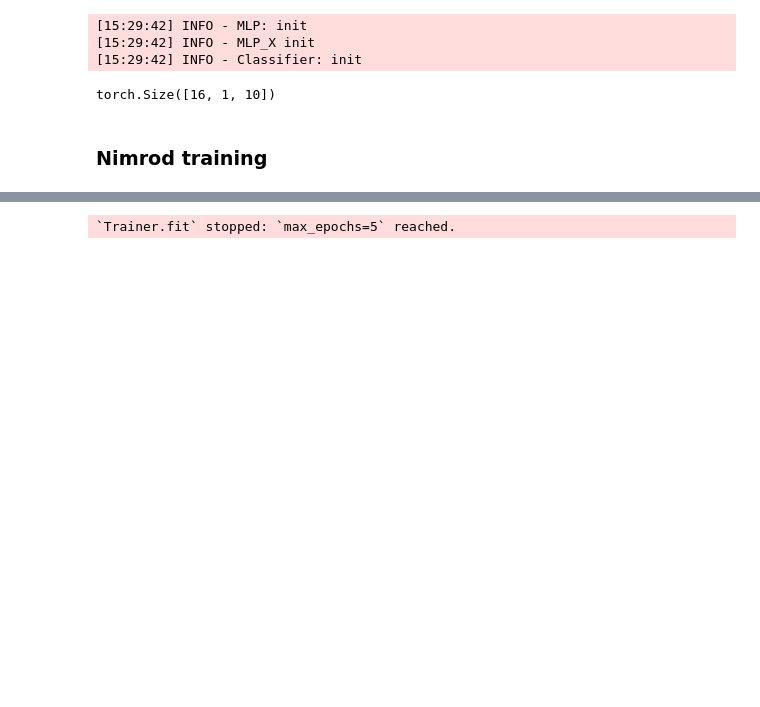
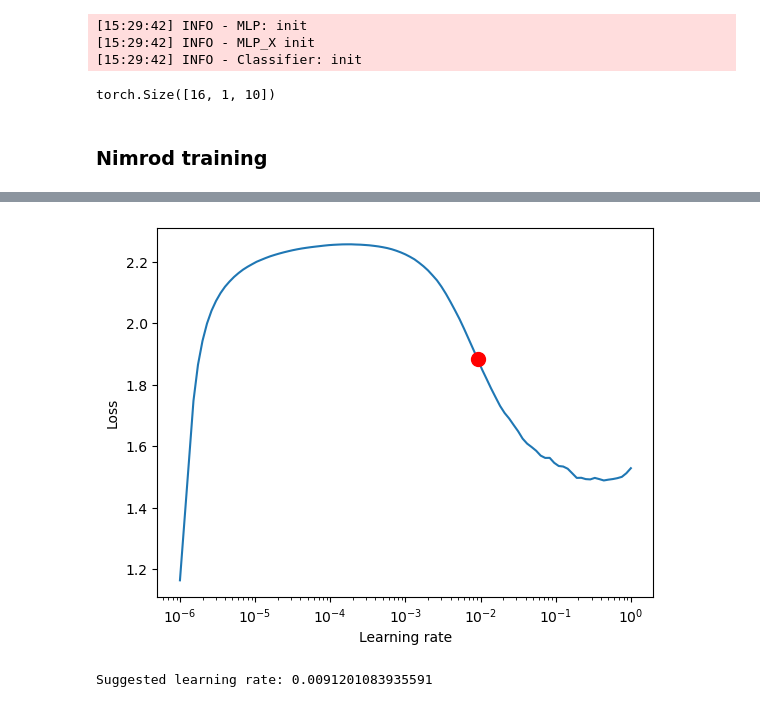
Before and after one commit to slegroux/nimrod, a Jupyter notebook: nbs/models.mlp.ipynb, the cells around one changed output, grey strips where cells are left out. Saved outputs shown, nothing was run; the diff lists cells and outputs as text; code cells hidden in the pictures; blank space fills up the shorter version.

```diff
--- a/nbs/models.mlp.ipynb
+++ b/nbs/models.mlp.ipynb
@@ -296,23 +294,40 @@ torch.Size([16, 1, 10])
 MAX_EPOCHS = 5
 # data module config
 cfg = OmegaConf.load('../config/image/data/mnist.yaml')
-cfg.datamodule.batch_size = 2048
+cfg.datamodule.batch_size = 512
 cfg.datamodule.num_workers = 0
+cfg.datamodule.pin_memory = True
 datamodule = instantiate(cfg.datamodule)
 datamodule.prepare_data()
 datamodule.setup()
 
+# lr monitor
+cfg = OmegaConf.load('../config/callbacks/learning_rate_monitor.yaml')
+lr_monitor = instantiate(cfg.learning_rate_monitor)
+
 # model
 cfg = OmegaConf.load('../config/model/image/mlp.yaml')
-# 1-cycle sched
-cfg.scheduler.total_steps = len(datamodule.train_dataloader()) * MAX_EPOCHS
-model = instantiate(cfg)
 
 trainer = Trainer(
     accelerator="auto",
+    min_epochs=1,
     max_epochs=MAX_EPOCHS,
-    logger=CSVLogger("logs", name="mnist_mlp")
+    logger=CSVLogger("logs", name="mnist_mlp"),
+    callbacks=[lr_monitor],
+    check_val_every_n_epoch=1
     )
 
-trainer.fit(model, datamodule.train_dataloader(), datamodule.val_dataloader())
+
+tuner = Tuner(trainer)
+lr_finder = tuner.lr_find(
+    model,
+    datamodule=datamodule,
+    min_lr=1e-6,
+    max_lr=1.0,
+    num_training=100,  # number of iterations
+    # attr_name="optimizer.lr",
+)
+fig = lr_finder.plot(suggest=True)
+plt.show()
+print(f"Suggested learning rate: {lr_finder.suggestion()}")
 # %% [output]
@@ -339 +355,2 @@ Parameter Group 0
+[figure, added]
-`Trainer.fit` stopped: `max_epochs=5` reached.
+Suggested learning rate: 0.0091201083935591
```
Also changed, not shown: parts of 8 cells of this notebook, 9 other files.
